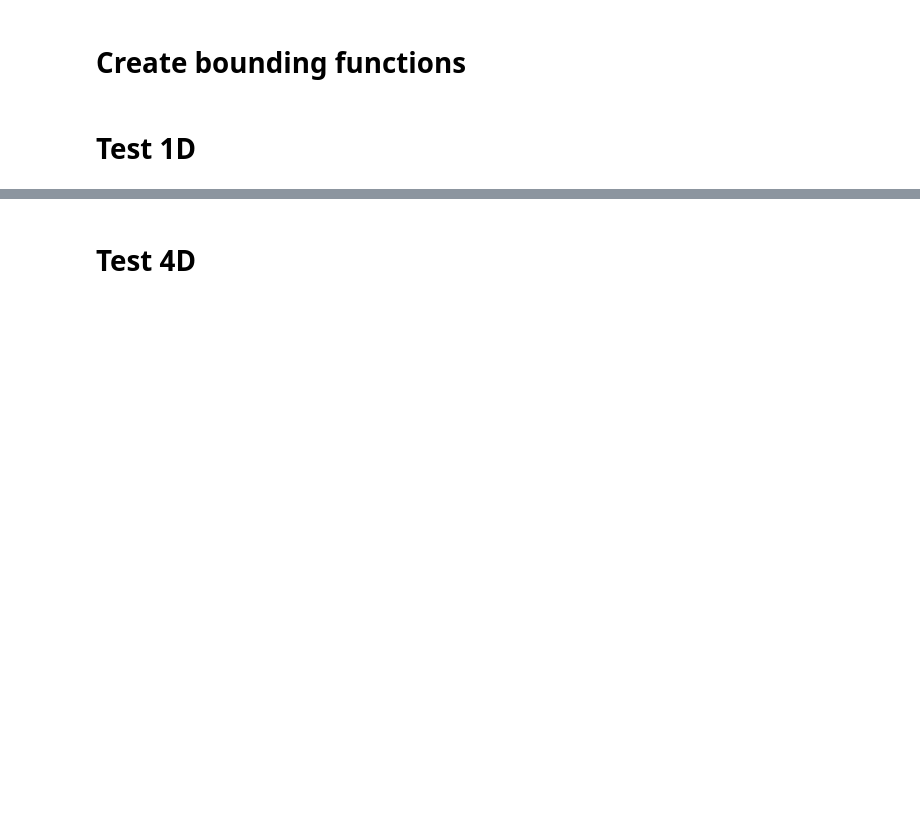
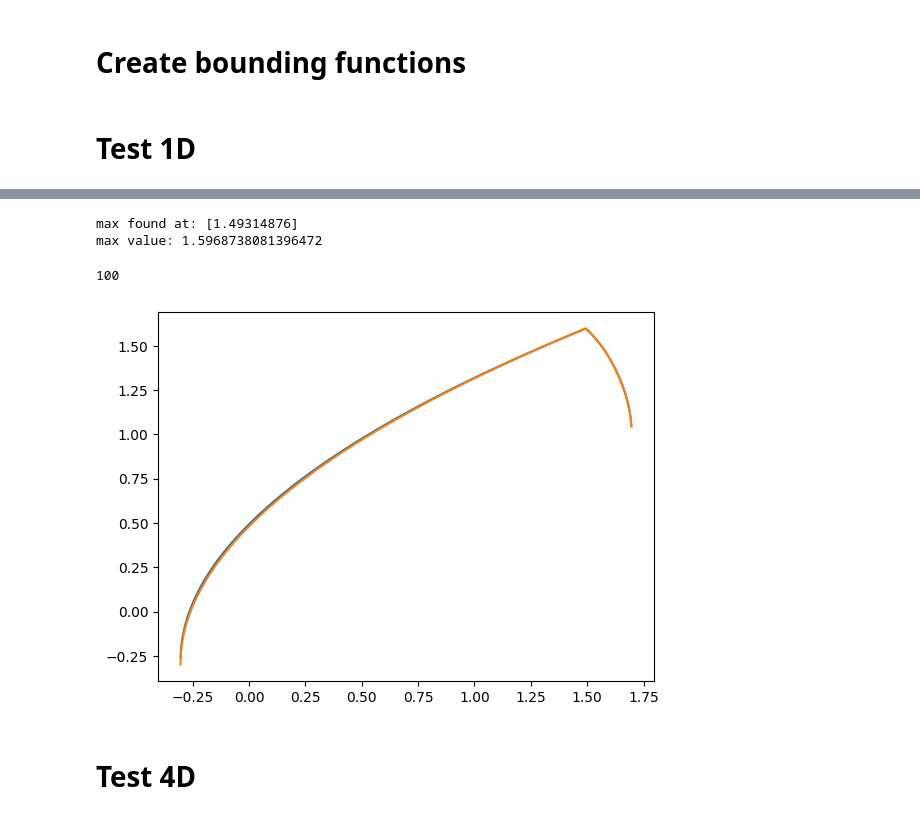
Before and after one commit to thomasdeltort/Robust_Project, a Jupyter notebook: lip_notebooks/LipschitzOptimisatin.ipynb, the cells around one changed output, grey strips where cells are left out. Cells and saved outputs as stored; diff of their text form; code cells hidden in the pictures; blank space fills up the shorter version.

Commit message:
Adding new method for generating certificate based on learned hyperplane and then verification

```diff
--- a/lip_notebooks/LipschitzOptimisatin.ipynb
+++ b/lip_notebooks/LipschitzOptimisatin.ipynb
@@ -196,6 +181,30 @@ def jacobian_unit_ball_constraint(x, x_ball_center, eps):
     # norm_x = np.linalg.norm(x)
     # return -x / norm_x
     return -2*(x - x_ball_center)
+# %%
+x_ball_center = x[pt_choosen]
+args_constraint = (x_ball_center, eps)
+# Set up the constraint dictionary
+constraints = ({
+    'type': 'ineq',  # Inequality constraint: constraint(x) >= 0
+    'fun': unit_ball_constraint,
+    'jac': jacobian_unit_ball_constraint,
+    'args': args_constraint
+})
+
+# Run the optimizer
+result = minimize(fun=lambda x :-function_to_optimize_all(x, W_list, b_list, y_list, f), x0 = x_ball_center, method='SLSQP', constraints=constraints)
+# result = minimize(fun=lambda x :-function_to_optimize(x, W_1, b_1, y), x0 = x_ball_center, method='SLSQP', constraints=constraints)
+# attention, le maximum est - result
+# Display results
+if result.success:
+    print("max found at:", result.x)
+    print("max value:", -result.fun)
+else:
+    print("Optimization failed:", result.message)
+# %% [output]
+max found at: [1.49314876]
+max value: 1.5968738081396472
 # %%
 def pyiavski(x, f, eps, L=1, n_iter = 10):
     #start from a point
@@ -208,10 +217,9 @@ def pyiavski(x, f, eps, L=1, n_iter = 10):
     for i in range(n_iter):
         #define linear bounds for the square relaxation
 
-        for y_i in y_list:
-            W, b = square_backward_bounds(l,u,y_i)
-            W_list.append(W)
-            b_list.append(b)
+        W, b = square_backward_bounds(l,u,y_list[-1])
+        W_list.append(W)
+        b_list.append(b)
 
         x_ball_center = x
 
@@ -225,7 +233,7 @@ def pyiavski(x, f, eps, L=1, n_iter = 10):
         })
 
         # Run the optimizer
-        result = minimize(fun=lambda x :-function_to_optimize(x, W_list, b_list, y_list, f), jac= lambda x :-jac_function_to_optimize(x, W_list, b_list, y_list, f), x0 = x_ball_center, method='SLSQP', constraints=constraints)
+        result = minimize(fun=lambda x :-function_to_optimize_all(x, W_list, b_list, y_list, f), x0 = x_ball_center, method='SLSQP', constraints=constraints)
         # attention, le maximum est - result
         # Display results
         if result.success:
@@ -235,6 +243,26 @@ def pyiavski(x, f, eps, L=1, n_iter = 10):
         else:
             print("Optimization failed:", result.message)
             break
+    return argmax, max, W_list, b_list, y_list[:-1]
+# %%
+argmax, max, W_list, b_list, y_list   = pyiavski(x[pt_choosen],f,eps, n_iter=100)
+# %%
+len(y_list)
+# %% [output]
+100
+# %%
+function_py = []
+for z_i in z:
+    function_py.append(function_to_optimize_all(z_i, W_list, b_list, y_list, f))
+# %%
+# plt.plot(z, f(z))
+plt.plot(z, function_z)
+# plt.plot(z, function_lip)
+plt.plot(z, function_py)
+# plt.axhline(y = lip_certificate(x[pt_choosen], eps, f))
+plt.show()
+# %% [output]
+[figure, added]
 # %% [markdown]
 # Test 4D
 # %%
```
Also changed, not shown: parts of 11 cells of this notebook, 13 other files.
